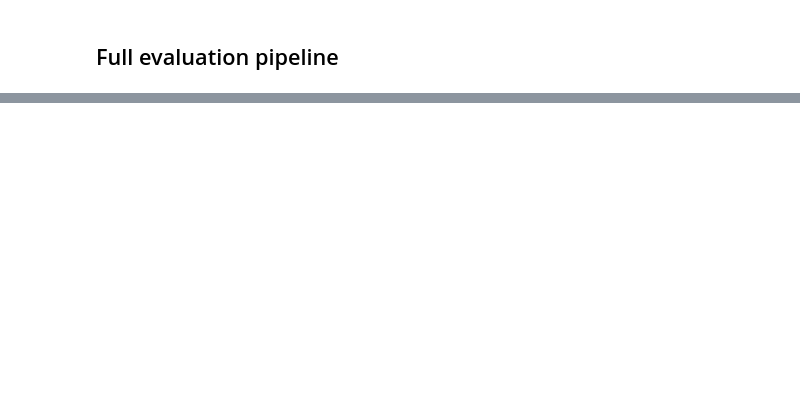
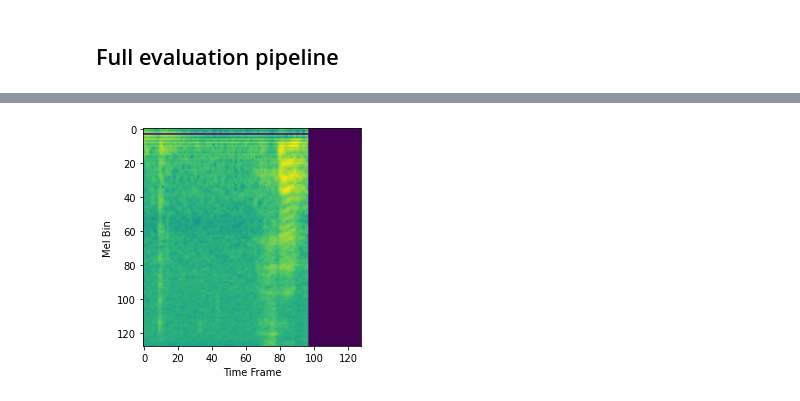
Before and after one commit to Newbeeer/Poisson_flow, a Jupyter notebook: tester.ipynb, the cells around one changed output, grey strips where cells are left out. Cells and saved outputs as stored; diff of their text form; code cells hidden in the pictures; blank space fills up the shorter version.

```diff
--- a/tester.ipynb
+++ b/tester.ipynb
@@ -380,3 +762,12 @@ print(np.array(norms).mean(), np.array(norms_2).mean())
 0.007212365 / .2873594542857112 * 32
 # %%
 .032030698 / .4733630004850902
+# %%
+dat = np.load('mel_datasets/sc09_128_v2/seven/990ebd1f_nohash_0.npy')
+#plt.title("Mel Spectrogram of seven/990ebd1f_nohash_0")
+plt.imshow(dat)
+plt.xlabel("Time Frame")
+plt.ylabel("Mel Bin")
+plt.show()
+# %% [output]
+[figure, added]
```
Also changed, not shown: parts of 34 cells of this notebook, 14 other files.
